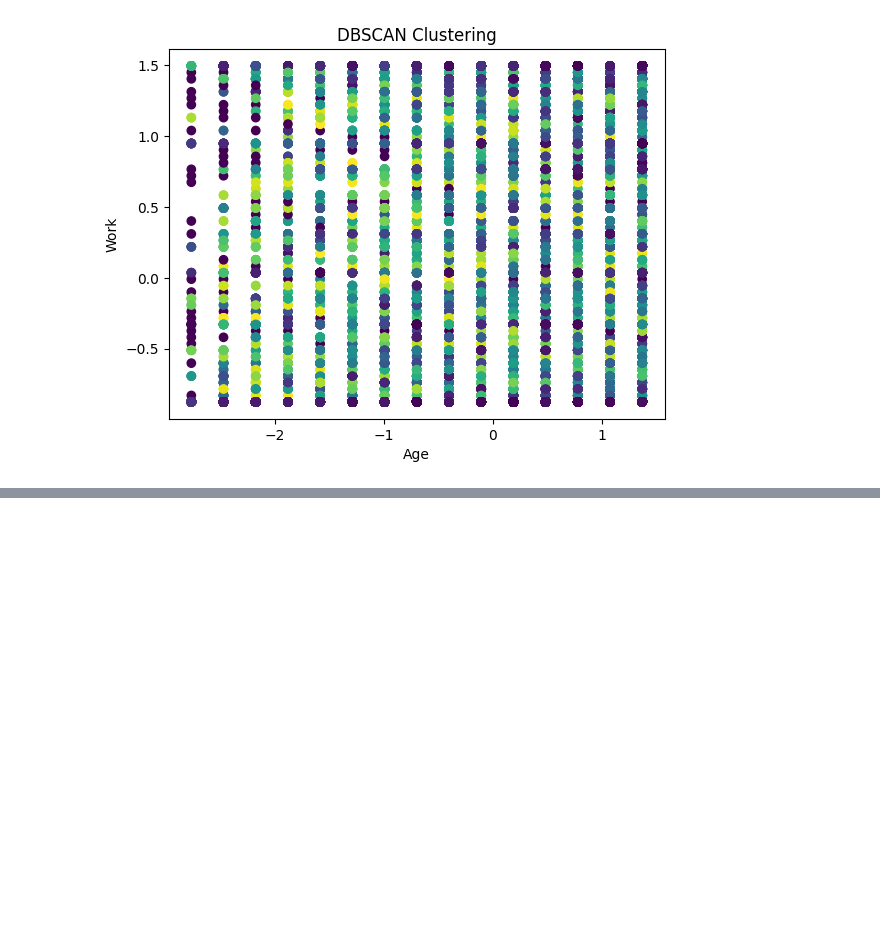
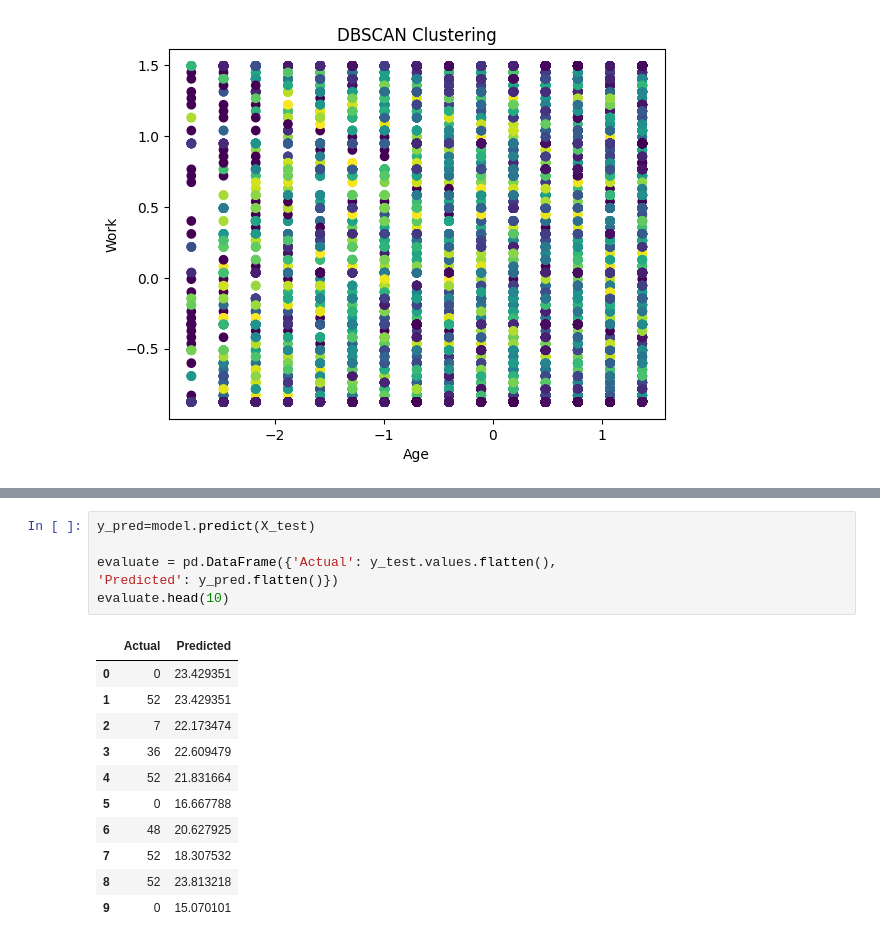
Before and after one commit to DivyamJain0212/EDA-Model-Fertility2, a Jupyter notebook: Divyam_Jain_EDA.ipynb, the cells around one changed output, grey strips where cells are left out. Drawn from its saved outputs; the diff is of its cells as text; blank space fills up the shorter version.

```diff
--- a/Divyam_Jain_EDA.ipynb
+++ b/Divyam_Jain_EDA.ipynb
@@ -482,0 +518,18 @@ plt.show()
+# %%
+y_pred=model.predict(X_test)
+
+evaluate = pd.DataFrame({'Actual': y_test.values.flatten(),
+'Predicted': y_pred.flatten()})
+evaluate.head(10)
+# %% [output]
+|  | Actual | Predicted |
+| 0 | 0 | 23.429351 |
+| 1 | 52 | 23.429351 |
+| 2 | 7 | 22.173474 |
+| 3 | 36 | 22.609479 |
+| 4 | 52 | 21.831664 |
+| 5 | 0 | 16.667788 |
+| 6 | 48 | 20.627925 |
+| 7 | 52 | 18.307532 |
+| 8 | 52 | 23.813218 |
+| 9 | 0 | 15.070101 |
```
Also changed, not shown: parts of 12 cells of this notebook.
